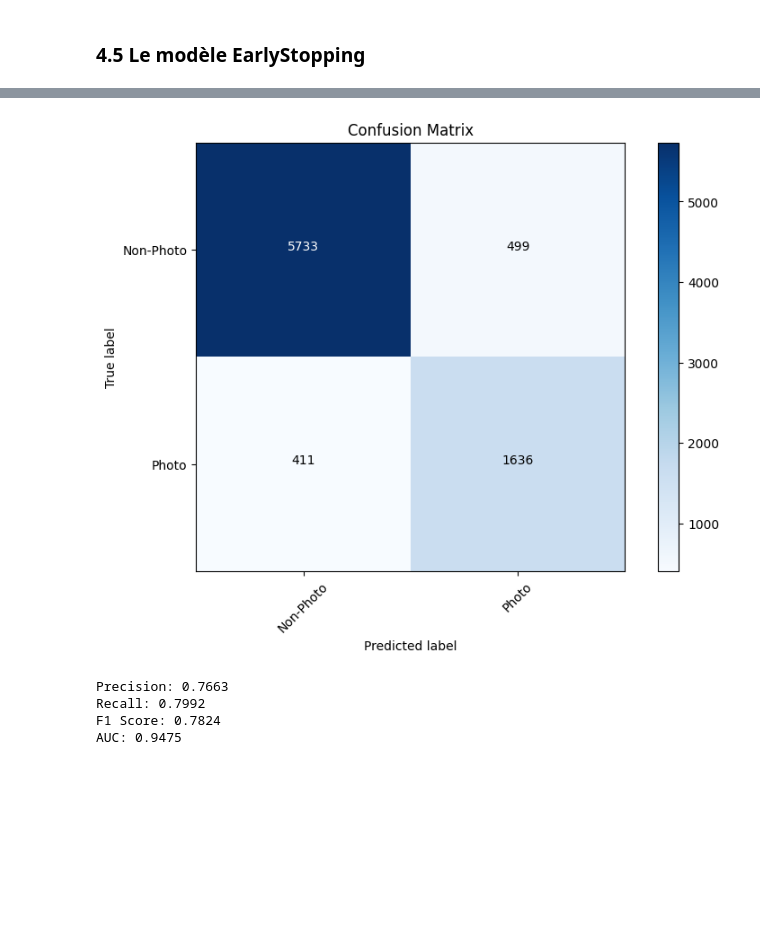
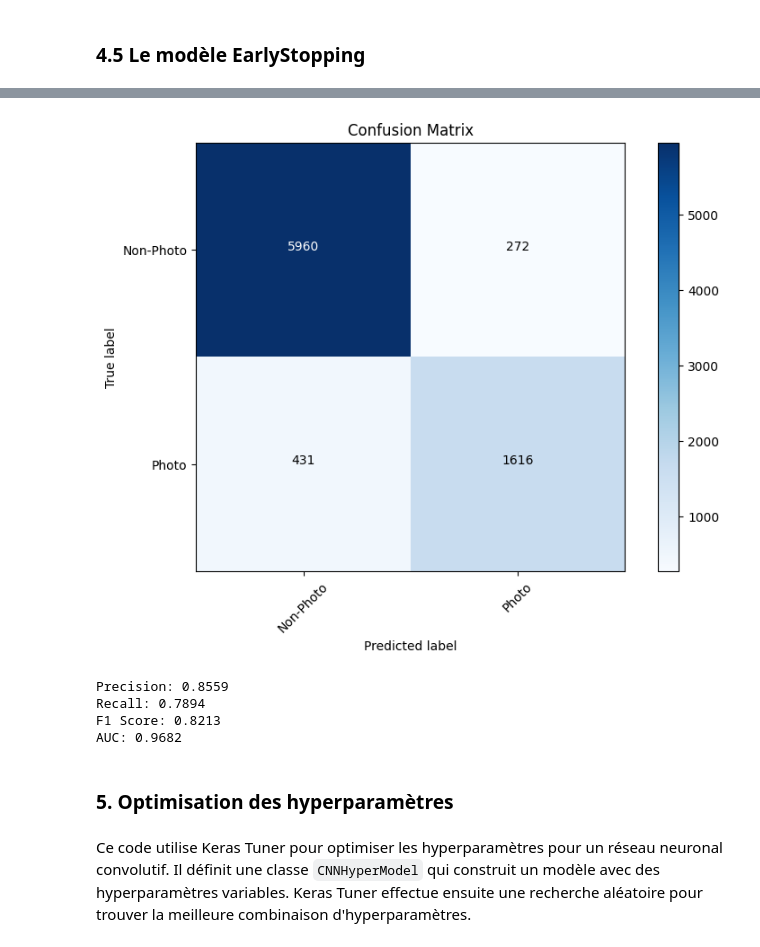
Before and after one commit to romaricDembele/projet_leyenda, a Jupyter notebook: livrable_1.ipynb, the cells around one changed output, grey strips where cells are left out. Cells and saved outputs as stored; diff of their text form; code cells hidden in the pictures; blank space fills up the shorter version.

```diff
--- a/livrable_1.ipynb
+++ b/livrable_1.ipynb
@@ -658,19 +667,19 @@ AUC: 0.8894
 # %%
 def create_model(input_shape):
     inputs = Input(shape=input_shape)
-    x = Conv2D(32, 3, activation='relu')(inputs)
+    x = Conv2D(128, 3, activation='relu')(inputs)
     x = MaxPooling2D()(x)
-    x = Conv2D(64, 3, activation='relu')(x)
+    x = Conv2D(128, 5, activation='relu')(x)
     x = MaxPooling2D()(x)
     x = Flatten()(x)
-    x = Dense(128, activation='relu')(x)
-    x = Dropout(0.5)(x)
+    x = Dense(192, activation='relu')(x)
+    x = Dropout(0.4)(x)
     outputs = Dense(1, activation='sigmoid')(x)
     model_dropout = Model(inputs, outputs)
     return model_dropout
 
 model_dropout = create_model((64, 64, 3))
-model_dropout.compile(optimizer='adam',
+model_dropout.compile(optimizer=tf.keras.optimizers.Adam(learning_rate=0.00016463),
               loss='binary_crossentropy',
               metrics=['accuracy'])
 
@@ -974,20 +998,21 @@ Epoch 10/10
 # %%
-y_pred_prob_L2_Dropout = []
-y_true_L2_Dropout = []
+y_pred_prob_early_stopping_dropout = []
+y_true_early_stopping_dropout = []
+
 for images, labels in test_set:
 
-    preds = model_L2_Dropout.predict(images)
-    y_pred_prob_L2_Dropout.extend(preds)
-    y_true_L2_Dropout.extend(labels.numpy().astype(int))
+            preds = model_early_stopping_dropout.predict(images)
+            y_pred_prob_early_stopping_dropout.extend(preds)
+            y_true_early_stopping_dropout.extend(labels.numpy().astype(int))
 
 threshold = 0.5
 
-calculate_and_plot_confusion_matrix(y_true_L2_Dropout, y_pred_prob_L2_Dropout, threshold, class_names=['Non-Photo', 'Photo'])
+calculate_and_plot_confusion_matrix(y_true_early_stopping_dropout, y_pred_prob_early_stopping_dropout, threshold, class_names=['Non-Photo', 'Photo'])
 
-precision_L2_Dropout, recall_L2_Dropout, f1_L2_Dropout, auc_L2_Dropout = calculate_metrics(y_true_L2_Dropout, y_pred_prob_L2_Dropout, threshold)
+precision_early_stopping_dropout, recall_early_stopping_dropout, f1_early_stopping_dropout, auc_early_stopping_dropout = calculate_metrics(y_true_early_stopping_dropout, y_pred_prob_early_stopping_dropout, threshold)
 
-print(f"Precision: {precision_L2_Dropout:.4f}")
-print(f"Recall: {recall_L2_Dropout:.4f}")
-print(f"F1 Score: {f1_L2_Dropout:.4f}")
-print(f"AUC: {auc_L2_Dropout:.4f}")
+print(f"Precision: {precision_early_stopping_dropout:.4f}")
+print(f"Recall: {recall_early_stopping_dropout:.4f}")
+print(f"F1 Score: {f1_early_stopping_dropout:.4f}")
+print(f"AUC: {auc_early_stopping_dropout:.4f}")
 # %% [output]
@@ -1011,8 +1036,12 @@ print(f"AUC: {auc_L2_Dropout:.4f}")
-[figure, old version]
+[figure, new version]
-Precision: 0.7663
-Recall: 0.7992
-F1 Score: 0.7824
-AUC: 0.9475
+Precision: 0.8559
+Recall: 0.7894
+F1 Score: 0.8213
+AUC: 0.9682
+# %% [markdown]
+### 5. Optimisation des hyperparamètres
+# %% [markdown]
+Ce code utilise Keras Tuner pour optimiser les hyperparamètres pour un réseau neuronal convolutif. Il définit une classe `CNNHyperModel` qui construit un modèle avec des hyperparamètres variables. Keras Tuner effectue ensuite une recherche aléatoire pour trouver la meilleure combinaison d'hyperparamètres.
 # %%
 from tensorflow import keras
 from kerastuner import HyperModel
```
Also changed, not shown: parts of 25 cells of this notebook.
